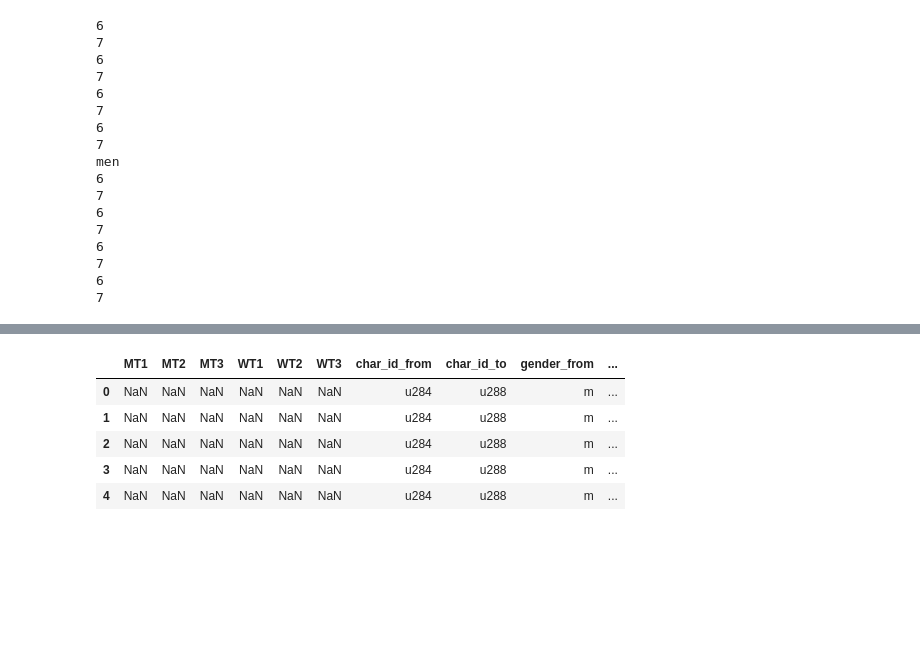
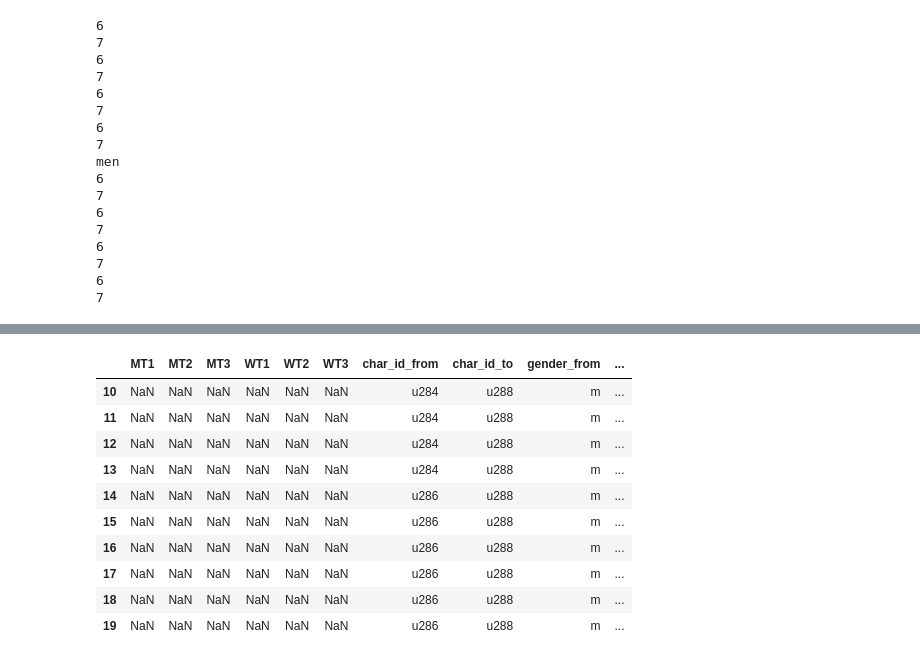
Before and after one commit to nlp-jjer/gender_in_movies, a Jupyter notebook: topic_modeling/ngrams_stats.ipynb, the cells around one changed output, grey strips where cells are left out. Saved outputs shown, nothing was run; the diff lists cells and outputs as text; code cells hidden in the pictures; blank space fills up the shorter version.

```diff
--- a/topic_modeling/ngrams_stats.ipynb
+++ b/topic_modeling/ngrams_stats.ipynb
@@ -248,3 +360,17 @@ coherence
+# %%
+text_topics.iloc[10:20]
+# %% [output]
+|  | MT1 | MT2 | MT3 | WT1 | WT2 | WT3 | char_id_from | char_id_to | gender_from | ... |
+| 10 | NaN | NaN | NaN | NaN | NaN | NaN | u284 | u288 | m | ... |
+| 11 | NaN | NaN | NaN | NaN | NaN | NaN | u284 | u288 | m | ... |
+| 12 | NaN | NaN | NaN | NaN | NaN | NaN | u284 | u288 | m | ... |
+| 13 | NaN | NaN | NaN | NaN | NaN | NaN | u284 | u288 | m | ... |
+| 14 | NaN | NaN | NaN | NaN | NaN | NaN | u286 | u288 | m | ... |
+| 15 | NaN | NaN | NaN | NaN | NaN | NaN | u286 | u288 | m | ... |
+| 16 | NaN | NaN | NaN | NaN | NaN | NaN | u286 | u288 | m | ... |
+| 17 | NaN | NaN | NaN | NaN | NaN | NaN | u286 | u288 | m | ... |
+| 18 | NaN | NaN | NaN | NaN | NaN | NaN | u286 | u288 | m | ... |
+| 19 | NaN | NaN | NaN | NaN | NaN | NaN | u286 | u288 | m | ... |
 # %%
 # run topic modeling for both overall gender scripts
 # add the results to the dictionary
@@ -261,16 +387,6 @@ for gen in [women.words, men.words]:
     d['overall'][gen.name] = model_list[winner]
     topics2.append(model_list[winner].show_topics())
     coherence2.append(max(coherence_values))
-# %%
-text_topics = pd.concat([text,pd.DataFrame(columns=["WT1", "WT2", "WT3", "MT1", "MT2", "MT3"])])
-text_topics.head()
-# %% [output]
-|  | MT1 | MT2 | MT3 | WT1 | WT2 | WT3 | char_id_from | char_id_to | gender_from | ... |
-| 0 | NaN | NaN | NaN | NaN | NaN | NaN | u284 | u288 | m | ... |
-| 1 | NaN | NaN | NaN | NaN | NaN | NaN | u284 | u288 | m | ... |
-| 2 | NaN | NaN | NaN | NaN | NaN | NaN | u284 | u288 | m | ... |
-| 3 | NaN | NaN | NaN | NaN | NaN | NaN | u284 | u288 | m | ... |
-| 4 | NaN | NaN | NaN | NaN | NaN | NaN | u284 | u288 | m | ... |
 # %%
 # create features for classification
 
```
Also changed, not shown: parts of 22 cells of this notebook, 1 other file.
